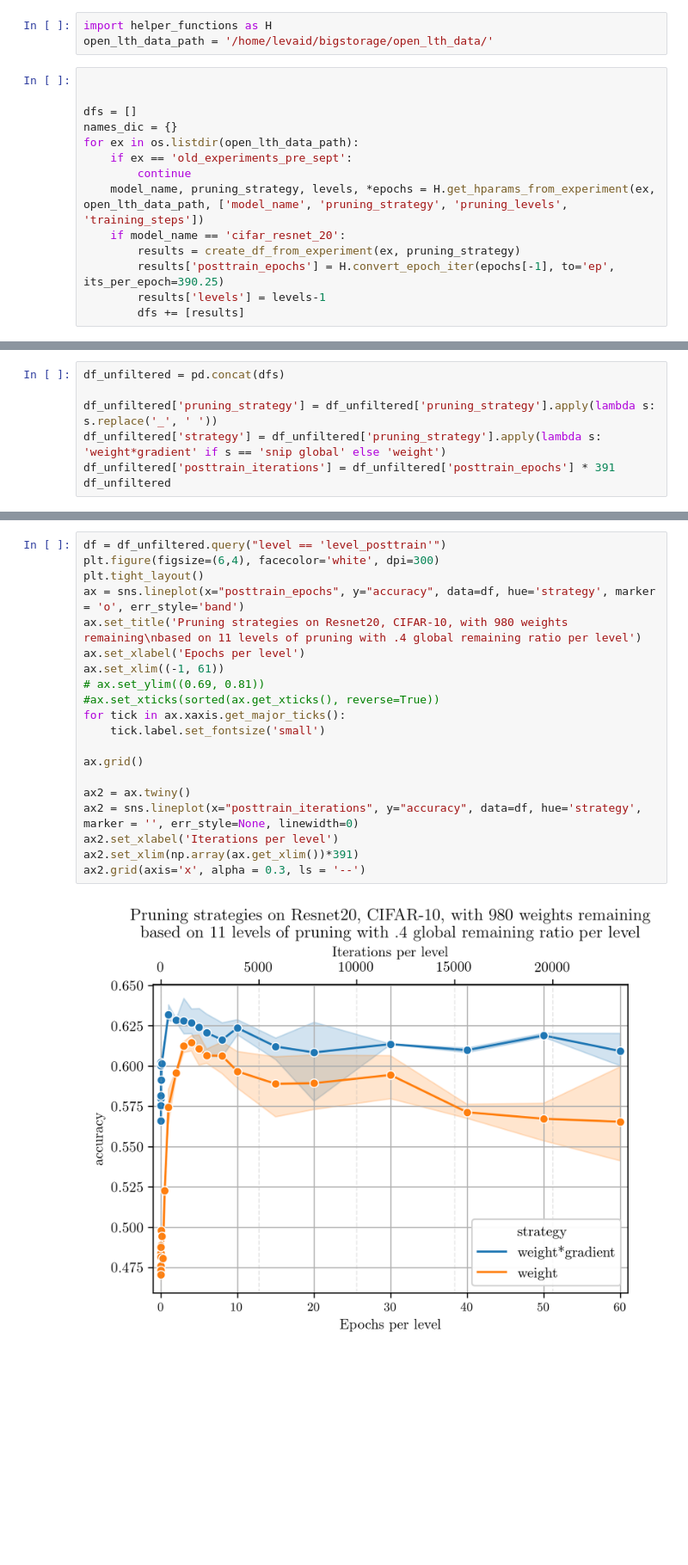
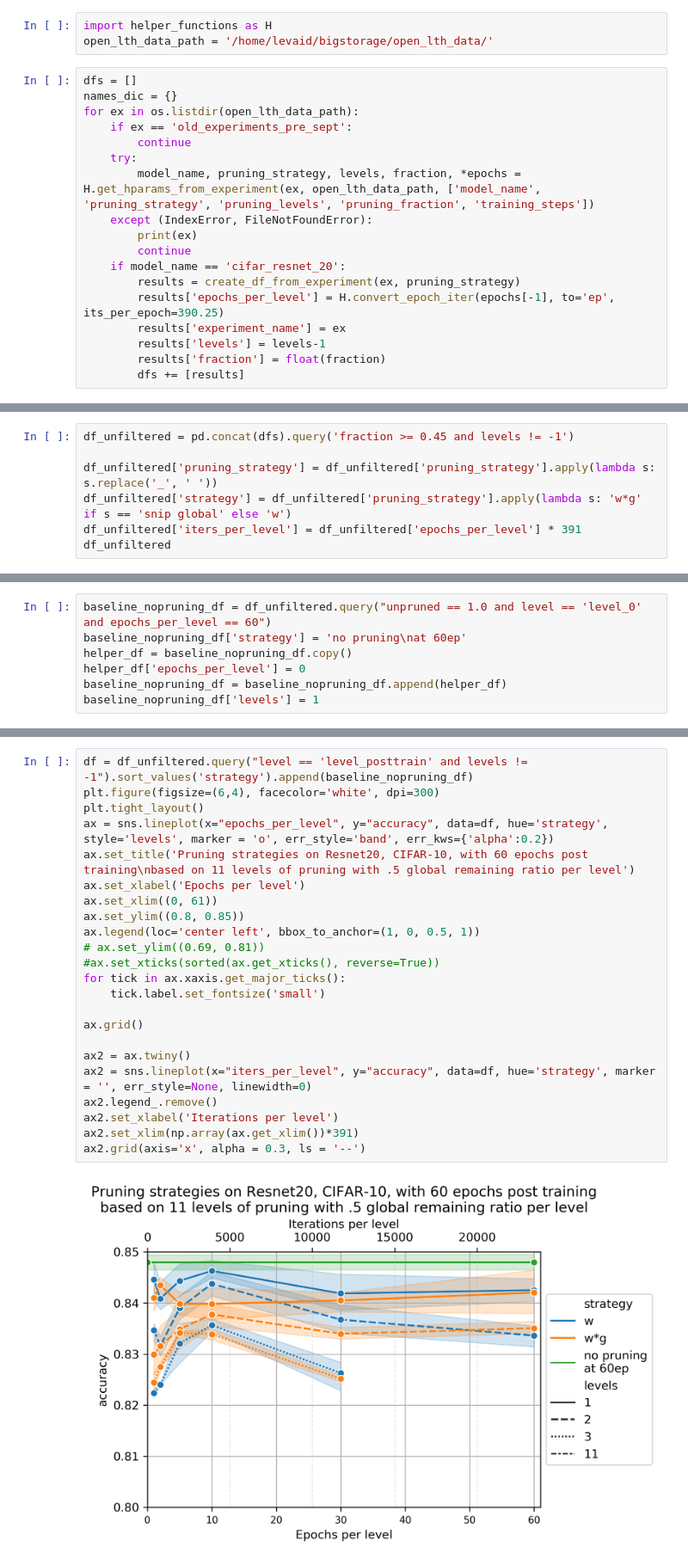
Before and after one commit to levaid/open_lth, a Jupyter notebook: visualization/accuracies.ipynb, the cells around one changed output, grey strips where cells are left out. Shown at 86% size. Drawn from its saved outputs; the diff is of its cells as text; blank space fills up the shorter version.

Commit message:
new experiments uploaded and viz

```diff
--- a/visualization/accuracies.ipynb
+++ b/visualization/accuracies.ipynb
@@ -212,17 +212,21 @@ NameError: name 'get_hparams_from_experiment' is not defined
 import helper_functions as H
 open_lth_data_path = '/home/levaid/bigstorage/open_lth_data/'
 # %%
-
-
 dfs = []
 names_dic = {}
 for ex in os.listdir(open_lth_data_path):
     if ex == 'old_experiments_pre_sept':
         continue
-    model_name, pruning_strategy, levels, *epochs = H.get_hparams_from_experiment(ex, open_lth_data_path, ['model_name', 'pruning_strategy', 'pruning_levels', 'training_steps'])
+    try:
+        model_name, pruning_strategy, levels, fraction, *epochs = H.get_hparams_from_experiment(ex, open_lth_data_path, ['model_name', 'pruning_strategy', 'pruning_levels', 'pruning_fraction', 'training_steps'])
+    except (IndexError, FileNotFoundError):
+        print(ex)
+        continue
     if model_name == 'cifar_resnet_20':
         results = create_df_from_experiment(ex, pruning_strategy)
-        results['posttrain_epochs'] = H.convert_epoch_iter(epochs[-1], to='ep', its_per_epoch=390.25)
+        results['epochs_per_level'] = H.convert_epoch_iter(epochs[-1], to='ep', its_per_epoch=390.25)
+        results['experiment_name'] = ex
         results['levels'] = levels-1
+        results['fraction'] = float(fraction)
         dfs += [results]
 # %% [output]
@@ -235,8 +250,8 @@ replicate_4 level_posttrain
 # %%
-df_unfiltered = pd.concat(dfs)
+df_unfiltered = pd.concat(dfs).query('fraction >= 0.45 and levels != -1')
 
 df_unfiltered['pruning_strategy'] = df_unfiltered['pruning_strategy'].apply(lambda s: s.replace('_', ' '))
-df_unfiltered['strategy'] = df_unfiltered['pruning_strategy'].apply(lambda s: 'weight*gradient' if s == 'snip global' else 'weight')
-df_unfiltered['posttrain_iterations'] = df_unfiltered['posttrain_epochs'] * 391
+df_unfiltered['strategy'] = df_unfiltered['pruning_strategy'].apply(lambda s: 'w*g' if s == 'snip global' else 'w')
+df_unfiltered['iters_per_level'] = df_unfiltered['epochs_per_level'] * 391
 df_unfiltered
 # %% [output]
@@ -255,0 +277,7 @@ df_unfiltered
+# %%
+baseline_nopruning_df = df_unfiltered.query("unpruned == 1.0 and level == 'level_0' and epochs_per_level == 60")
+baseline_nopruning_df['strategy'] = 'no pruning\nat 60ep'
+helper_df = baseline_nopruning_df.copy()
+helper_df['epochs_per_level'] = 0
+baseline_nopruning_df = baseline_nopruning_df.append(helper_df)
+baseline_nopruning_df['levels'] = 1
@@ -256,22 +289,25 @@ df_unfiltered
 # %%
-df = df_unfiltered.query("level == 'level_posttrain'")
+df = df_unfiltered.query("level == 'level_posttrain' and levels != -1").sort_values('strategy').append(baseline_nopruning_df)
 plt.figure(figsize=(6,4), facecolor='white', dpi=300)
 plt.tight_layout()
-ax = sns.lineplot(x="posttrain_epochs", y="accuracy", data=df, hue='strategy', marker = 'o', err_style='band')
-ax.set_title('Pruning strategies on Resnet20, CIFAR-10, with 980 weights remaining\nbased on 11 levels of pruning with .4 global remaining ratio per level')
+ax = sns.lineplot(x="epochs_per_level", y="accuracy", data=df, hue='strategy', style='levels', marker = 'o', err_style='band', err_kws={'alpha':0.2})
+ax.set_title('Pruning strategies on Resnet20, CIFAR-10, with 60 epochs post training\nbased on 11 levels of pruning with .5 global remaining ratio per level')
 ax.set_xlabel('Epochs per level')
-ax.set_xlim((-1, 61))
+ax.set_xlim((0, 61))
+ax.set_ylim((0.8, 0.85))
+ax.legend(loc='center left', bbox_to_anchor=(1, 0, 0.5, 1))
 # ax.set_ylim((0.69, 0.81))
 #ax.set_xticks(sorted(ax.get_xticks(), reverse=True))
 for tick in ax.xaxis.get_major_ticks():
     tick.label.set_fontsize('small')
 
 ax.grid()
 
 ax2 = ax.twiny()
-ax2 = sns.lineplot(x="posttrain_iterations", y="accuracy", data=df, hue='strategy', marker = '', err_style=None, linewidth=0)
+ax2 = sns.lineplot(x="iters_per_level", y="accuracy", data=df, hue='strategy', marker = '', err_style=None, linewidth=0)
+ax2.legend_.remove()
 ax2.set_xlabel('Iterations per level')
 ax2.set_xlim(np.array(ax.get_xlim())*391)
 ax2.grid(axis='x', alpha = 0.3, ls = '--')
 # %% [output]
-[figure, old version]
+[figure, new version]
```
Also changed, not shown: parts of 4 cells of this notebook, 8 other files.
